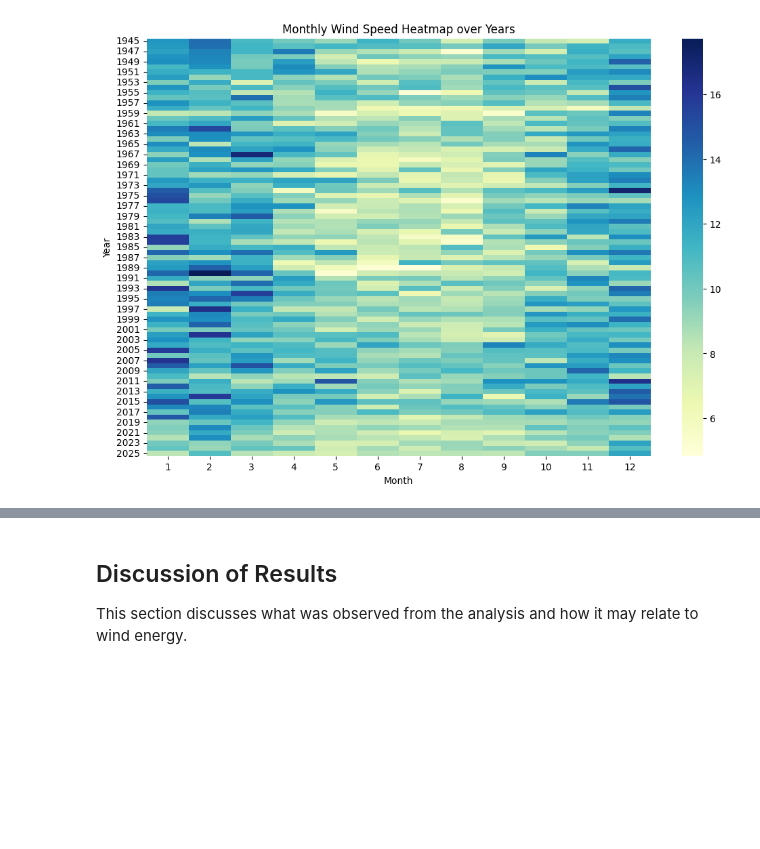
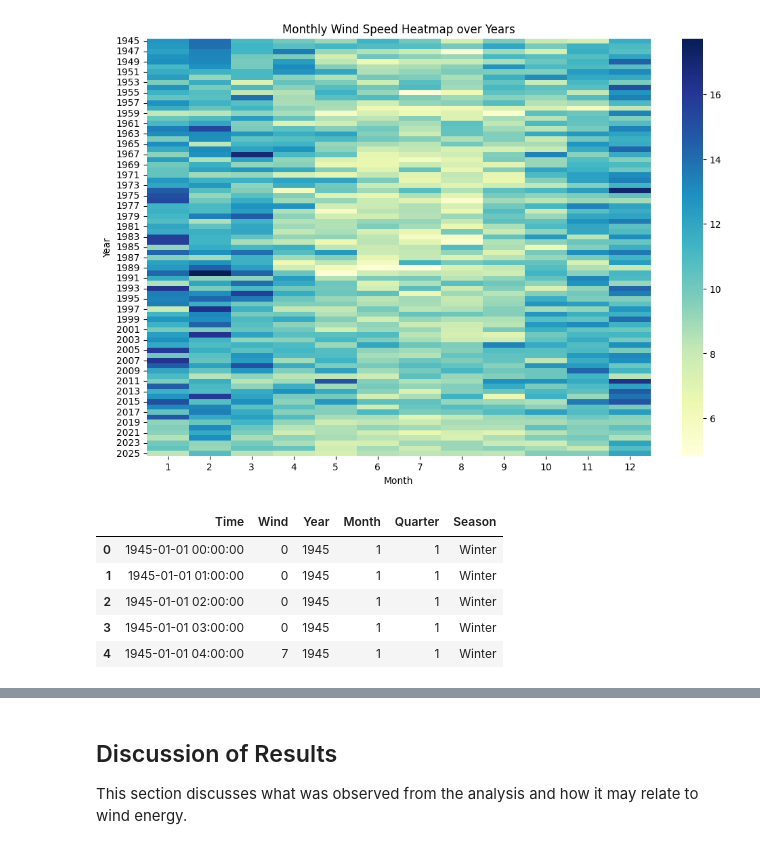
Before and after one commit to Svitlana937/PFDA, a Jupyter notebook: project/wind_analisys.ipynb, the cells around one changed output, grey strips where cells are left out. Drawn from its saved outputs; the diff is of its cells as text; code cells hidden in the pictures; blank space fills up the shorter version.

```diff
--- a/project/wind_analisys.ipynb
+++ b/project/wind_analisys.ipynb
@@ -153,0 +171,14 @@ plt.show()
+# %%
+# Create a new column 'Season' in the DataFrame.
+wind_simple['Month'].apply(get_season)
+
+# Call function on each row to create concrete 'Season' values.
+wind_simple['Season'] = wind_simple['Month'].apply(get_season)
+wind_simple.head()
+# %% [output]
+|  | Time | Wind | Year | Month | Quarter | Season |
+| 0 | 1945-01-01 00:00:00 | 0 | 1945 | 1 | 1 | Winter |
+| 1 | 1945-01-01 01:00:00 | 0 | 1945 | 1 | 1 | Winter |
+| 2 | 1945-01-01 02:00:00 | 0 | 1945 | 1 | 1 | Winter |
+| 3 | 1945-01-01 03:00:00 | 0 | 1945 | 1 | 1 | Winter |
+| 4 | 1945-01-01 04:00:00 | 7 | 1945 | 1 | 1 | Winter |
```
Also changed, not shown: parts of 5 cells of this notebook.
